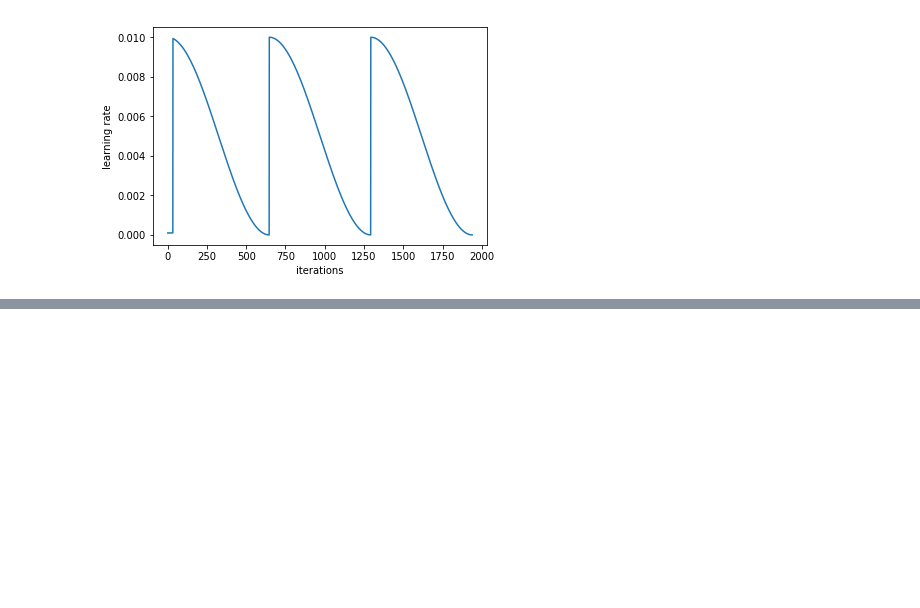
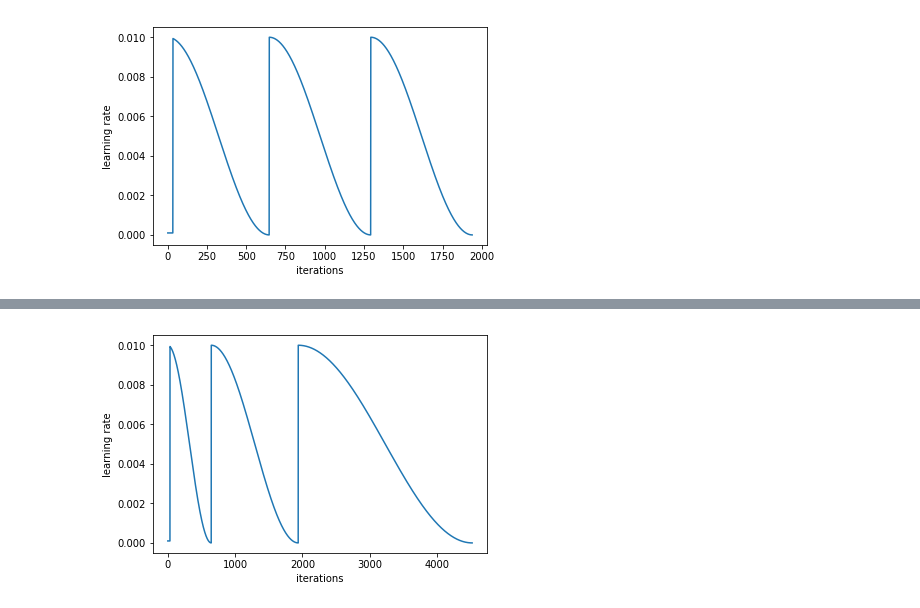
Before and after one commit to shunkakinoki/ex-notebook, a Jupyter notebook: projects/fruits/fruits.ipynb, the cells around one changed output, grey strips where cells are left out. Cells and saved outputs as stored; diff of their text form; code cells hidden in the pictures; blank space fills up the shorter version.

```diff
--- a/projects/fruits/fruits.ipynb
+++ b/projects/fruits/fruits.ipynb
@@ -106,0 +110,4 @@ epoch      trn_loss   val_loss   accuracy
+# %%
+learn.sched.plot_lr()
+# %% [output]
+[figure, added]
```
Also changed, not shown: parts of 11 cells of this notebook.
